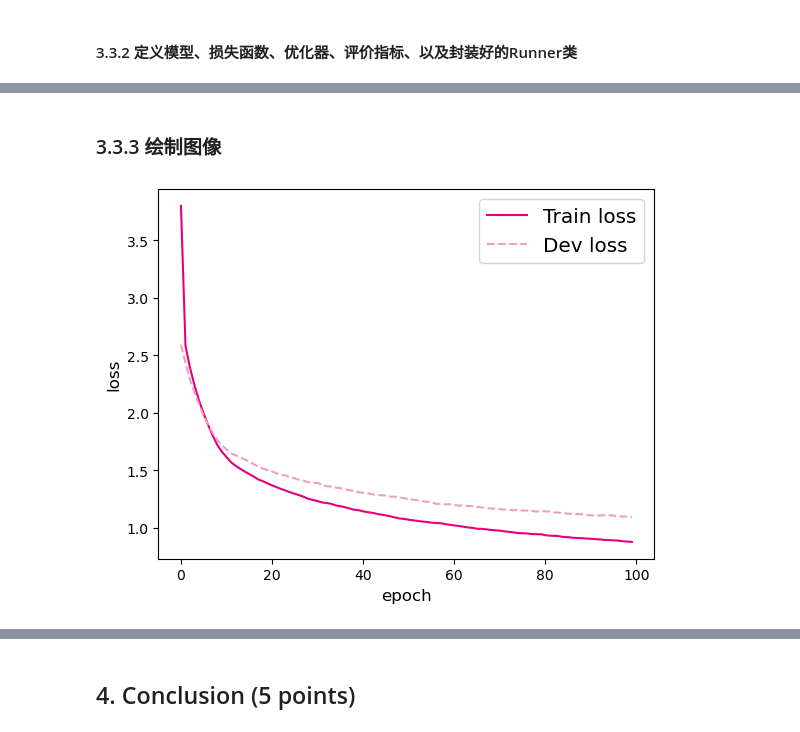
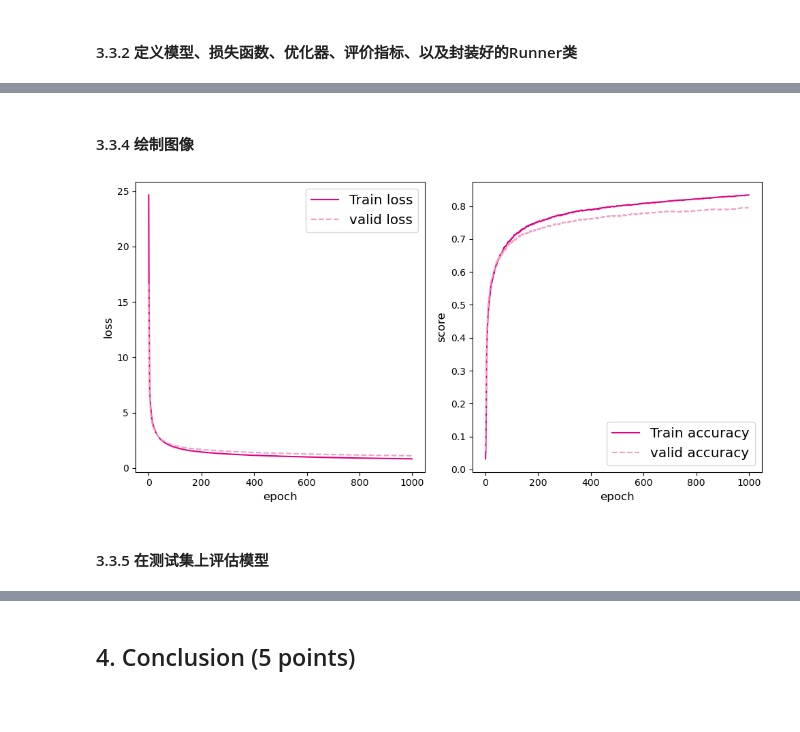
Before and after one commit to FlyingDutchman26/prml-project-2022-Fall, a Jupyter notebook: assignment1/assignment1.ipynb, the cells around one changed output, grey strips where cells are left out. Cells and saved outputs as stored; diff of their text form; code cells hidden in the pictures; blank space fills up the shorter version.

```diff
--- a/assignment1/assignment1.ipynb
+++ b/assignment1/assignment1.ipynb
@@ -209,25 +197,0 @@ from fudanPRML.linear_model.runner import RunnerV2
-# %%
-def plot(runner,fig_name):
-    plt.figure(figsize=(10,5))
-    plt.subplot(1,2,1)
-    epochs = [i for i in range(len(runner.train_scores))]
-    # 绘制训练损失变化曲线
-    plt.plot(epochs, runner.train_loss, color='#e4007f', label="Train loss")
-    # 绘制评价损失变化曲线
-    plt.plot(epochs, runner.dev_loss, color='#f19ec2', linestyle='--', label="valid loss")
-    # 绘制坐标轴和图例
-    plt.ylabel("loss", fontsize='large')
-    plt.xlabel("epoch", fontsize='large')
-    plt.legend(loc='upper right', fontsize='x-large')
-    plt.subplot(1,2,2)
-    # 绘制训练准确率变化曲线
-    plt.plot(epochs, runner.train_scores, color='#e4007f', label="Train accuracy")
-    # 绘制评价准确率变化曲线
-    plt.plot(epochs, runner.dev_scores, color='#f19ec2', linestyle='--', label="valid accuracy")
-    # 绘制坐标轴和图例
-    plt.ylabel("score", fontsize='large')
-    plt.xlabel("epoch", fontsize='large')
-    plt.legend(loc='lower right', fontsize='x-large')
-    plt.tight_layout()
-    plt.savefig(fig_name)
-    plt.show()
@@ -340,19 +293,20 @@ from fudanPRML.neural_network.runner import RunnerV2_1
 # %%
-epoch_num = 100
+epoch_num = 1000
 
 model_saved_dir = "model"
 
 # 输入层维度为2
 input_size = 784
 # 隐藏层维度为5
-hidden_size = 128
+hidden_size = 256
 # 输出层维度为1
 output_size = 10
 
 # 定义网络
-# model = Model_MLP_L2(input_size=input_size, hidden_size=hidden_size, output_size=output_size)
+model = Model_MLP_L2(input_size=input_size, hidden_size=hidden_size, output_size=output_size)
 
-model = Model_MLP_L5(input_size=input_size,output_size=output_size)
+# 这是一个5层神经网络
+# model = Model_MLP_L5(input_size=input_size,output_size=output_size)
 
 # 损失函数
 loss_fn = MultiCrossEntropyLoss(model = model)
@@ -389,17 +343,13 @@ runner.train([X_train_set, y_train_set], [X_valid_set, y_valid_set], num_epochs=
 # %% [markdown]
-### 3.3.3 绘制图像
+#### 3.3.4 绘制图像
-# %%
-# 打印训练集和验证集的损失
-plt.figure()
-plt.plot(range(epoch_num), runner.train_loss, color="#e4007f", label="Train loss")
-plt.plot(range(epoch_num), runner.dev_loss, color="#f19ec2", linestyle='--', label="Dev loss")
-plt.xlabel("epoch", fontsize='large')
-plt.ylabel("loss", fontsize='large')
-plt.legend(fontsize='x-large')
-plt.savefig('fw-loss2.pdf')
-plt.show()
-# %% [output]
-[figure, removed]
+# %%
+# 打印训练集和验证集的损失
+from fudanPRML.neural_network.plot import plot
+plot(runner,fig_name='nnfigure')
+# %% [output]
+[figure, added]
+# %% [markdown]
+#### 3.3.5 在测试集上评估模型
 # %%
 # 加载训练好的模型
 runner.load_model(model_saved_dir)
```
Also changed, not shown: parts of 44 cells of this notebook, 18 other files.
